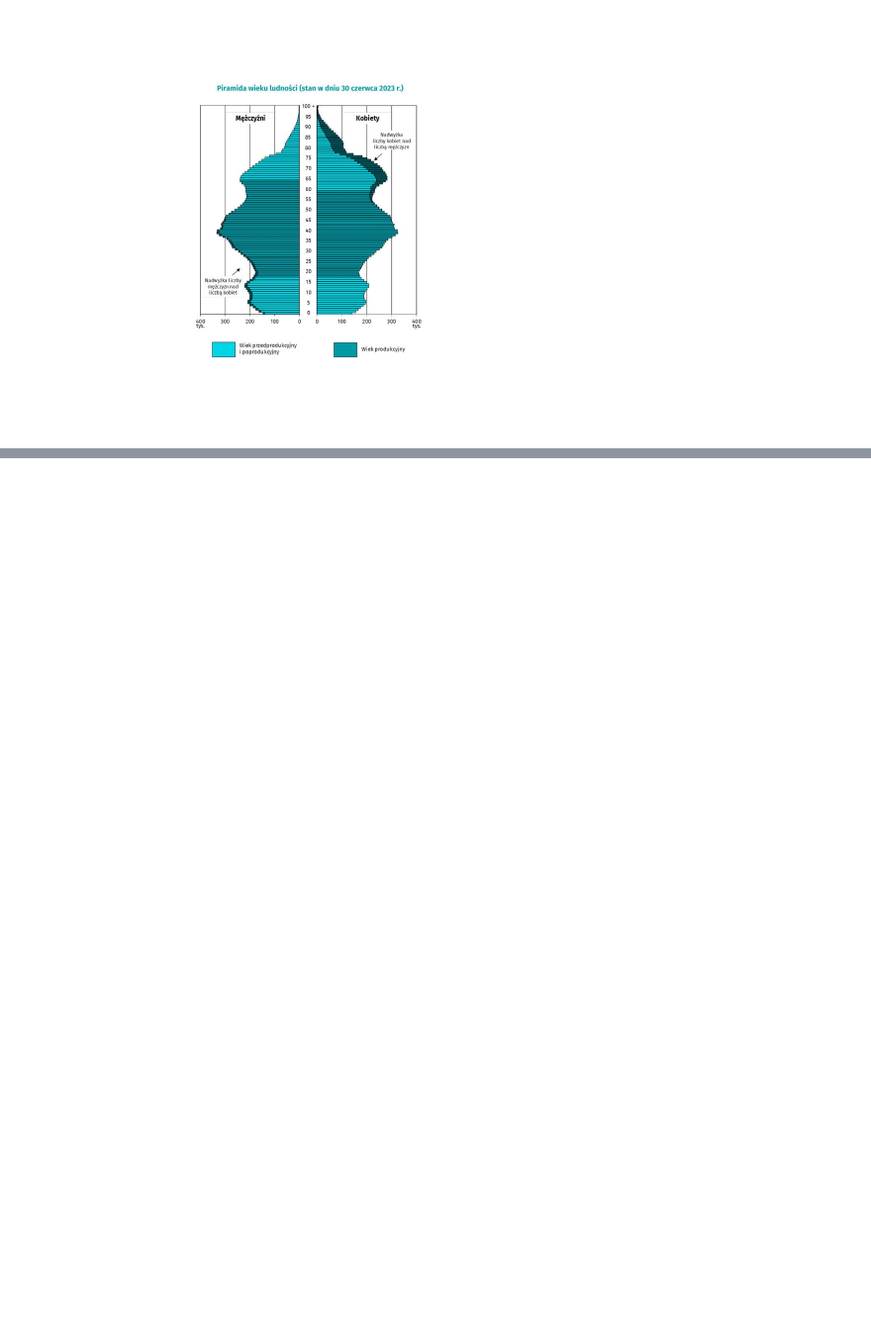
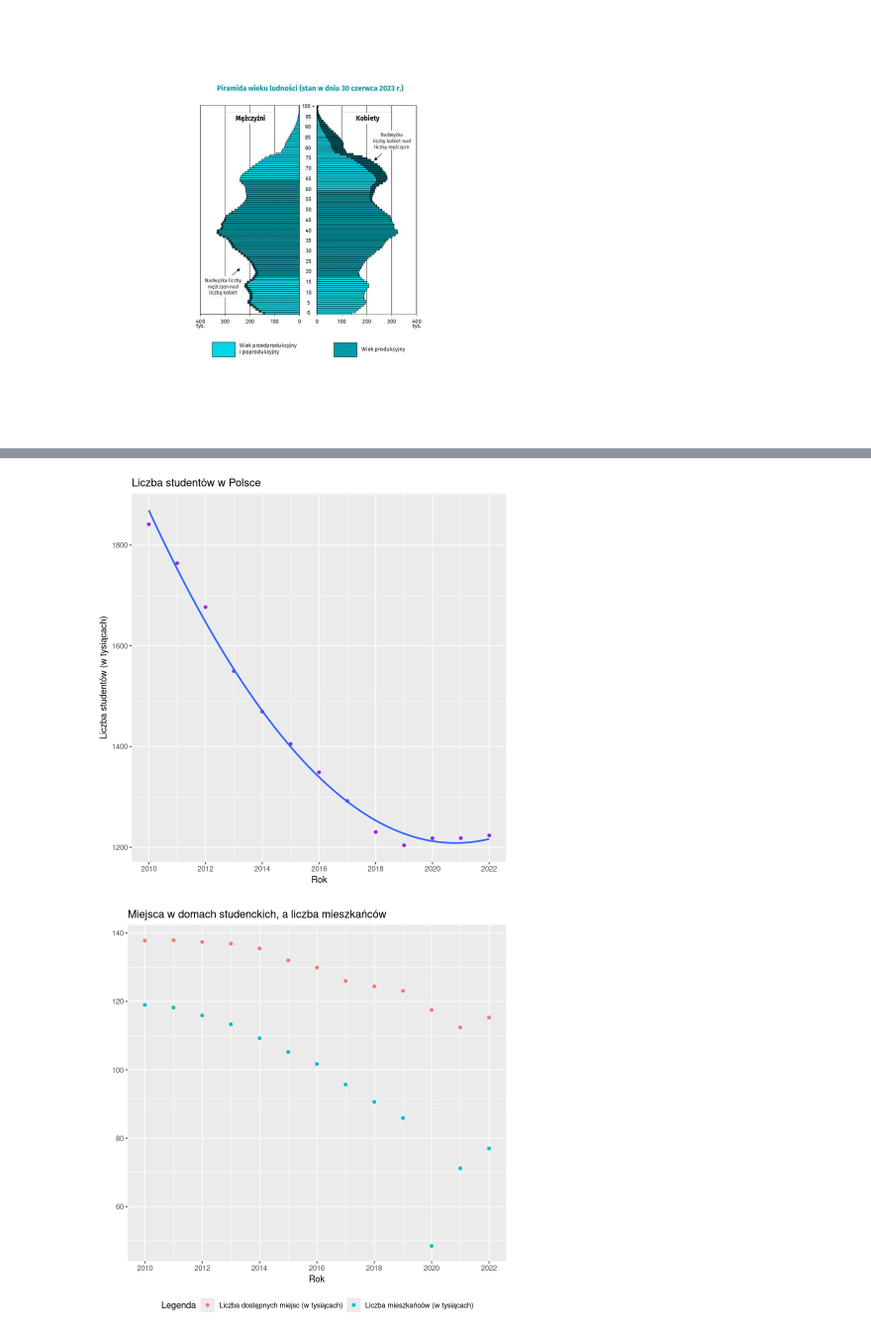
Before and after one commit to JakubDziegielewski/SAD_project_one, a Jupyter notebook: Problem_3/Problem_3.ipynb, the cells around one changed output, grey strips where cells are left out. Shown at 99% size. Drawn from its saved outputs; the diff is of its cells as text; code cells hidden in the pictures; blank space fills up the shorter version.

```diff
--- a/Problem_3/Problem_3.ipynb
+++ b/Problem_3/Problem_3.ipynb
@@ -29 +48,26 @@ graduates |>
+# %%
+students <- students |> select(opis_okres, wartosc, typ_informacji)
+spots_in_student_houses <- spots_in_student_houses |> select(opis_okres, wartosc, typ_informacji)
+students_in_houses <- students_in_houses |> select(opis_okres, wartosc, typ_informacji)
+students_in_houses$wartosc <- students_in_houses$wartosc |> na.approx()
+students_in_houses$typ_informacji <- "Liczba mieszkańców (w tysiącach)"
+spots_in_student_houses$typ_informacji <- "Liczba dostępnych miejsc (w tysiącach)"
+merged_houses <- rbind(spots_in_student_houses, students_in_houses)
+students |>
+  ggplot(aes(x = opis_okres, y = wartosc)) +
+  geom_point(color = "purple") +
+  scale_x_continuous(breaks = pretty_breaks()) +
+  geom_smooth(aes( y = wartosc), method = "lm", formula = y ~ poly(x, 2), se = FALSE) +
+  labs(title = "Liczba studentów w Polsce", x = "Rok", y = "Liczba studentów (w tysiącach)")
+merged_houses|>
+  group_by(opis_okres) |>
+  ggplot(aes(x = opis_okres, y = wartosc, color = typ_informacji)) +
+  geom_point() +
+  scale_x_continuous(breaks = pretty_breaks()) +
+  labs(title = "Miejsca w domach studenckich, a liczba mieszkańców", x = "Rok", y ="") +
+  guides(color = guide_legend(title = "Legenda")) +
+  theme(legend.position = "bottom")
+# %% [output]
+[figure, added]
+[figure, added]
 # %%
```
Also changed, not shown: parts of 7 cells of this notebook.
